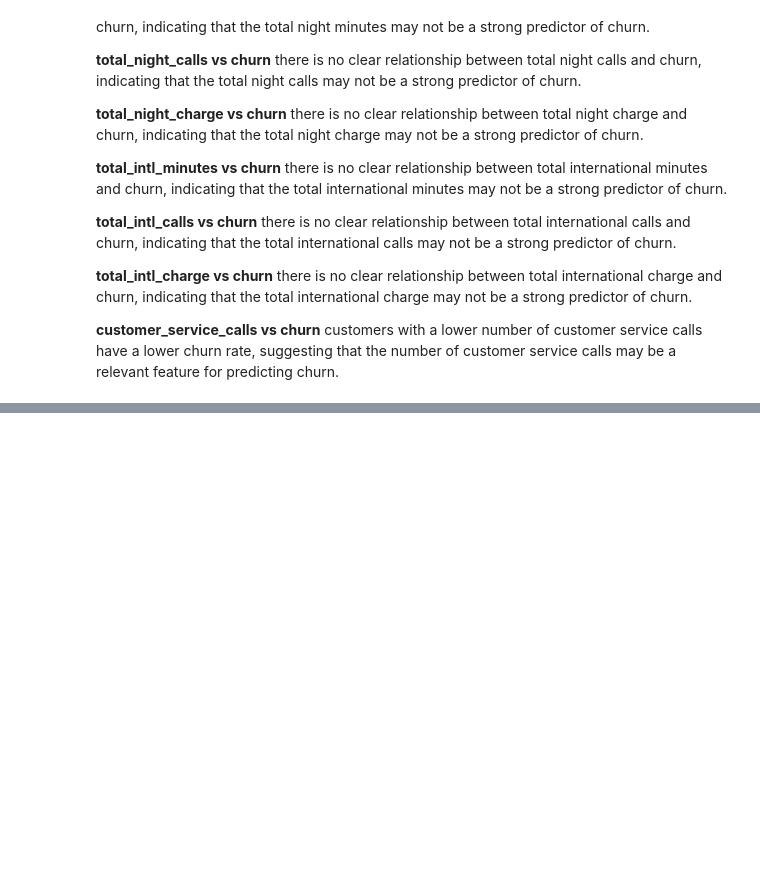
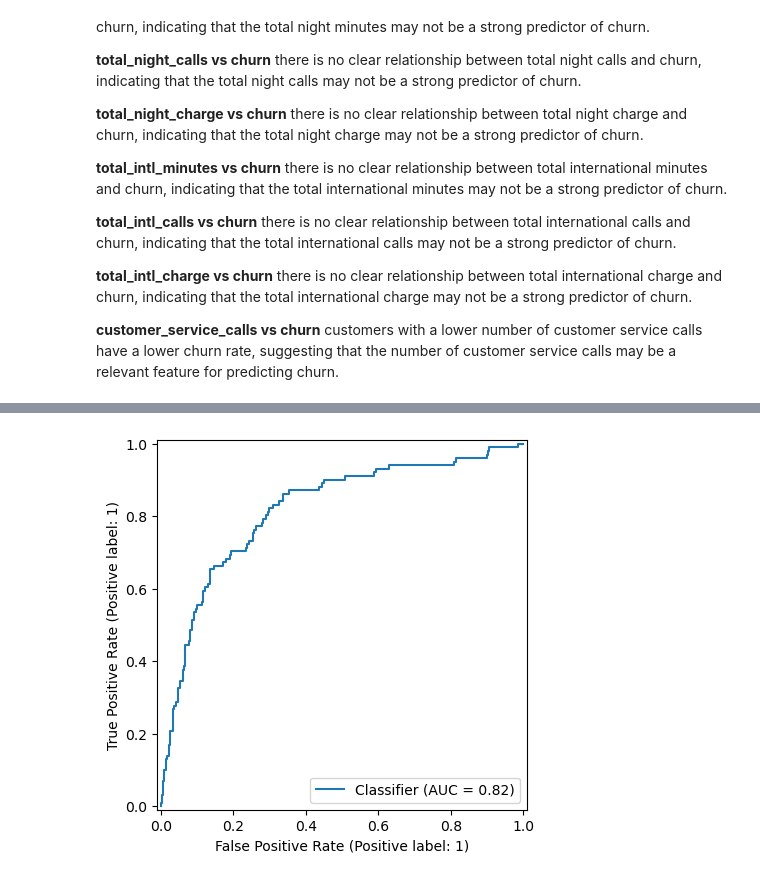
Before and after one commit to mbuvimuia/SyriaTel_Customer_Churn_Prediction, a Jupyter notebook: index.ipynb, the cells around one changed output, grey strips where cells are left out. Drawn from its saved outputs; the diff is of its cells as text; code cells hidden in the pictures; blank space fills up the shorter version.

```diff
--- a/index.ipynb
+++ b/index.ipynb
@@ -274,0 +426,5 @@ analysis.bivariate_analysis(target='churn')
+# %%
+# ROC Curve
+evaluation.plot_roc_curve()
+# %% [output]
+[figure, added]
```
Also changed, not shown: parts of 47 cells of this notebook.
